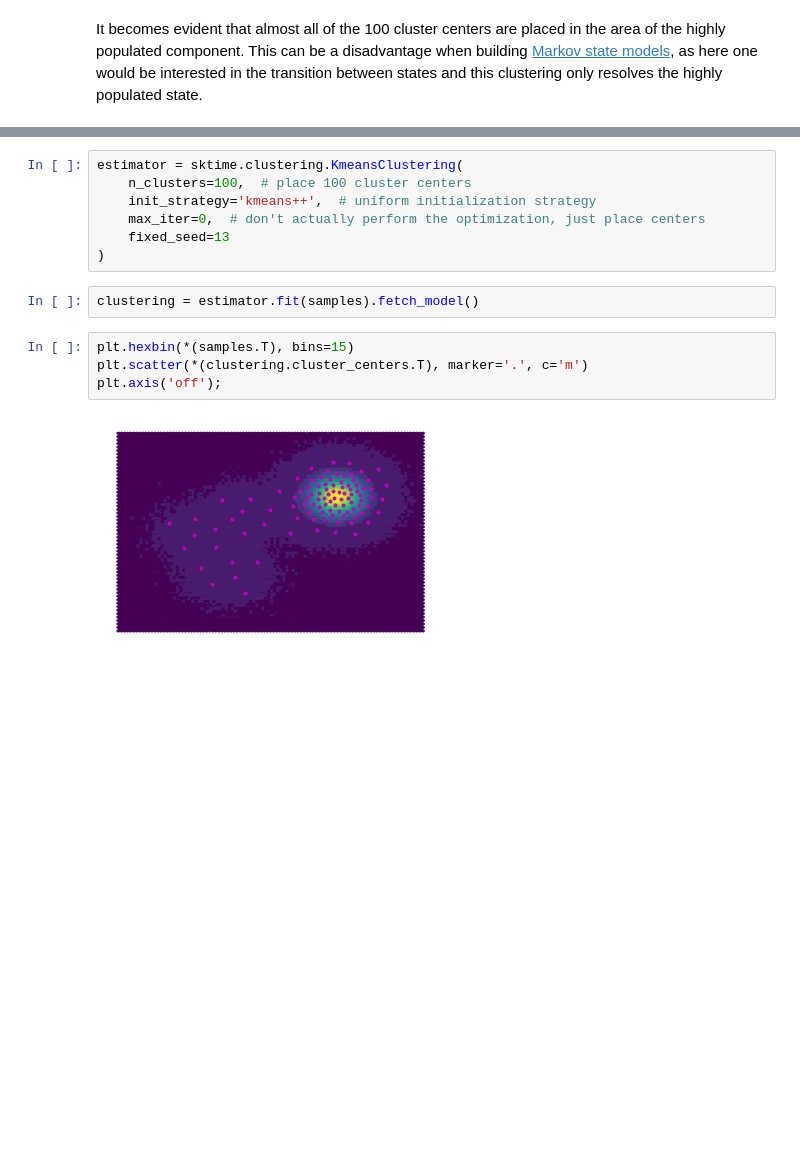
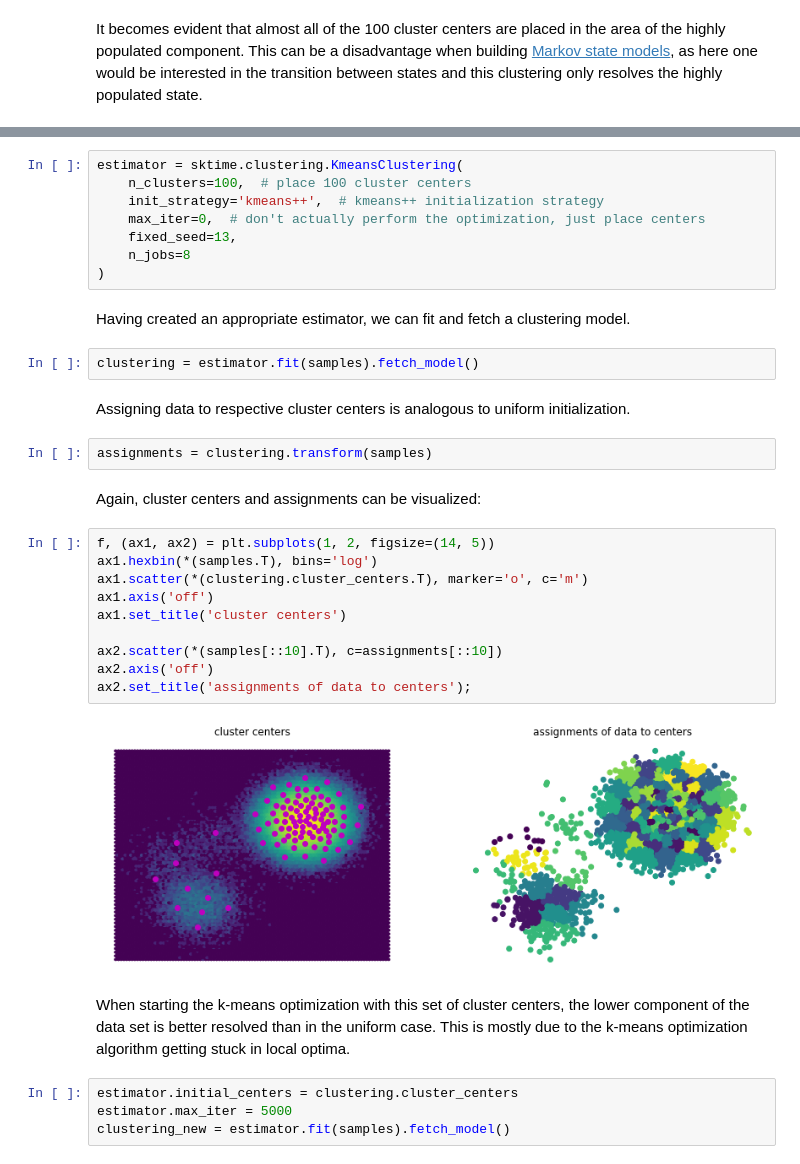
Before and after one commit to deeptime-ml/deeptime, a Jupyter notebook: docs/source/notebooks/clustering.ipynb, the cells around one changed output, grey strips where cells are left out. Drawn from its saved outputs; the diff is of its cells as text; blank space fills up the shorter version.

```diff
--- a/docs/source/notebooks/clustering.ipynb
+++ b/docs/source/notebooks/clustering.ipynb
@@ -81,15 +134,36 @@ It becomes evident that almost all of the 100 cluster centers are placed in the
 # %%
 estimator = sktime.clustering.KmeansClustering(
     n_clusters=100,  # place 100 cluster centers
-    init_strategy='kmeans++',  # uniform initialization strategy
+    init_strategy='kmeans++',  # kmeans++ initialization strategy
     max_iter=0,  # don't actually perform the optimization, just place centers
-    fixed_seed=13
+    fixed_seed=13,
+    n_jobs=8
 )
+# %% [markdown]
+Having created an appropriate estimator, we can fit and fetch a clustering model.
 # %%
 clustering = estimator.fit(samples).fetch_model()
-# %%
-plt.hexbin(*(samples.T), bins=15)
-plt.scatter(*(clustering.cluster_centers.T), marker='.', c='m')
-plt.axis('off');
-# %% [output]
-[figure, removed]
+# %% [markdown]
+Assigning data to respective cluster centers is analogous to uniform initialization.
+# %%
+assignments = clustering.transform(samples)
+# %% [markdown]
+Again, cluster centers and assignments can be visualized:
+# %%
+f, (ax1, ax2) = plt.subplots(1, 2, figsize=(14, 5))
+ax1.hexbin(*(samples.T), bins='log')
+ax1.scatter(*(clustering.cluster_centers.T), marker='o', c='m')
+ax1.axis('off')
+ax1.set_title('cluster centers')
+
+ax2.scatter(*(samples[::10].T), c=assignments[::10])
+ax2.axis('off')
+ax2.set_title('assignments of data to centers');
+# %% [output]
+[figure, added]
+# %% [markdown]
+When starting the k-means optimization with this set of cluster centers, the lower component of the data set is better resolved than in the uniform case. This is mostly due to the k-means optimization algorithm getting stuck in local optima.
+# %%
+estimator.initial_centers = clustering.cluster_centers
+estimator.max_iter = 5000
+clustering_new = estimator.fit(samples).fetch_model()
```
Also changed, not shown: parts of 23 cells of this notebook, 3 other files.
